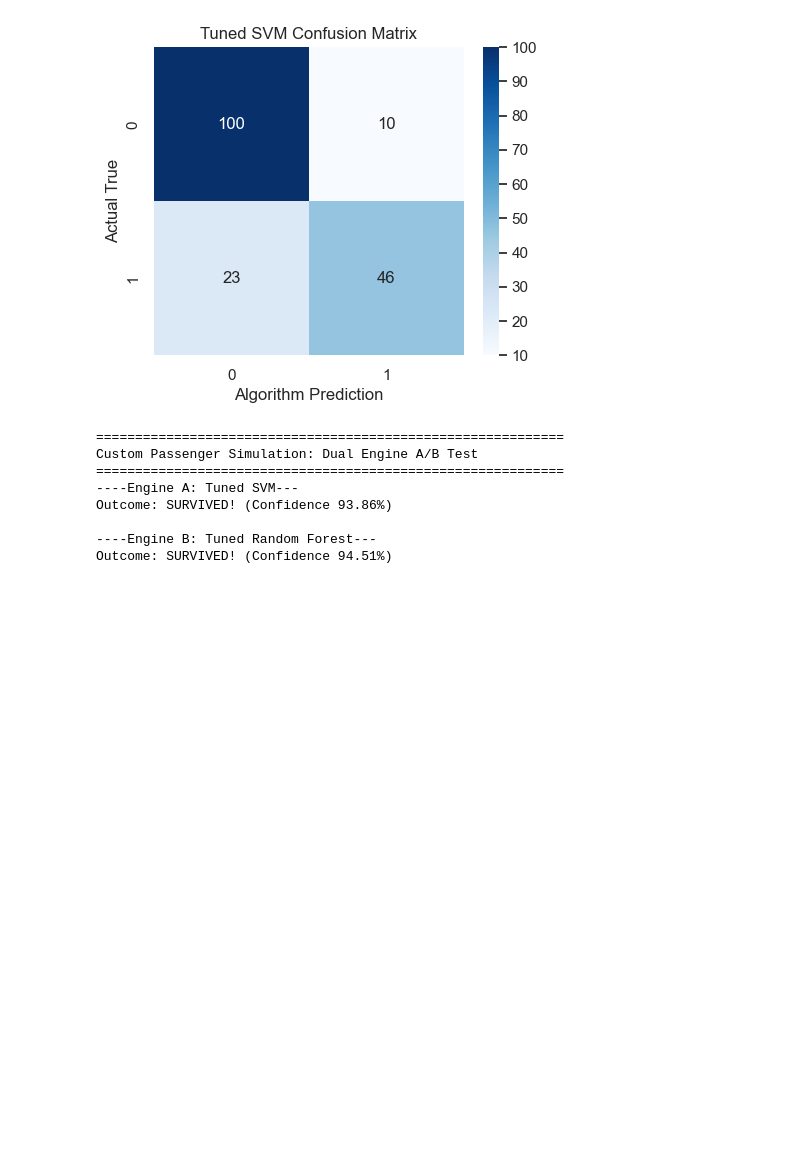
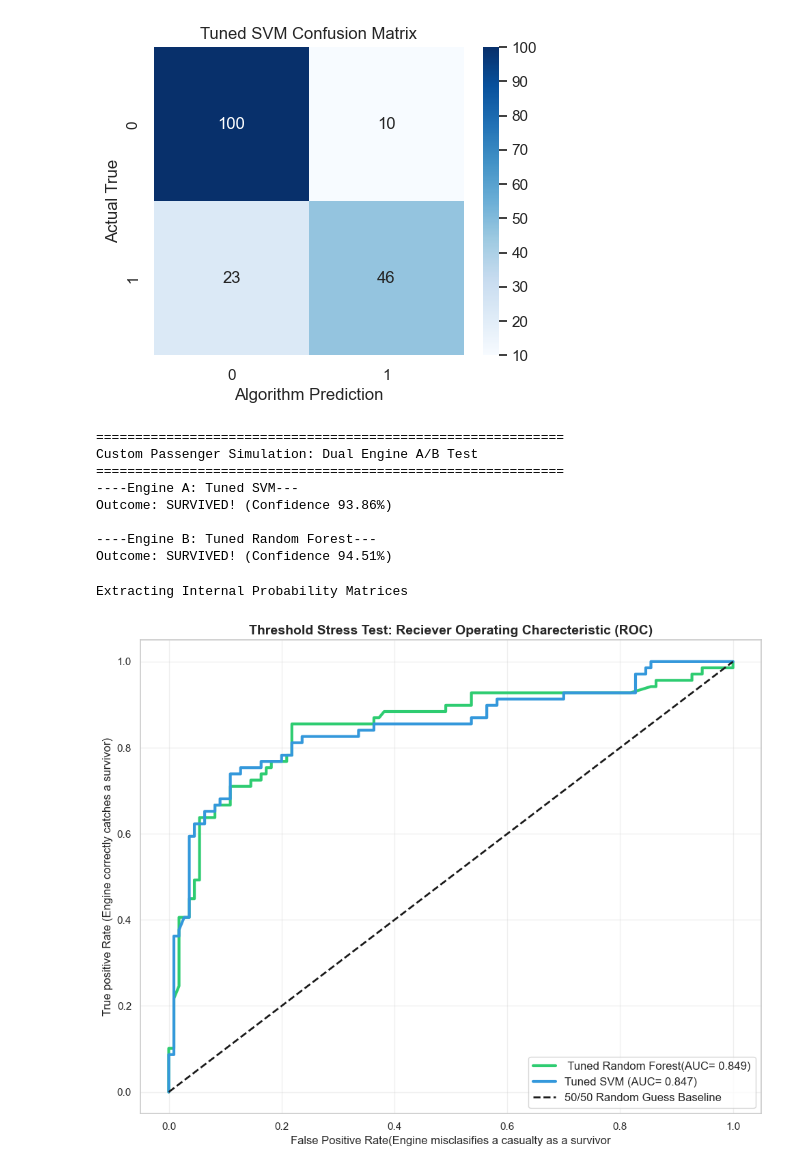
Before and after one commit to trevor99see/titanic_project, a Jupyter notebook: 03_model_Building.ipynb, the cells around one changed output. Saved outputs shown, nothing was run; the diff lists cells and outputs as text; code cells hidden in the pictures; blank space fills up the shorter version.

Commit message:
Included ROC curve

```diff
--- a/03_model_Building.ipynb
+++ b/03_model_Building.ipynb
@@ -381,3 +382,32 @@ Outcome: SURVIVED! (Confidence 93.86%)
 
 ----Engine B: Tuned Random Forest---
 Outcome: SURVIVED! (Confidence 94.51%)
+# %%
+print ("Extracting Internal Probability Matrices")
+
+rf_probs= best_rf.predict_proba(X_test)[:,1]
+svm_probs= best_svm.predict_proba(X_test_scaled)[:,1]
+
+fpr_rf, tpr_rf, thresholds_rf= roc_curve(y_test,rf_probs)
+fpr_svm, tpr_svm, thresholds_svm= roc_curve(y_test,svm_probs)
+
+auc_rf= roc_auc_score(y_test,rf_probs)
+auc_svm= roc_auc_score(y_test,svm_probs)
+
+plt.figure(figsize=(10,8))
+
+plt.plot(fpr_rf, tpr_rf, label=f" Tuned Random Forest(AUC= {auc_rf:.3f})", color="#2ecc71", linewidth=3)
+plt.plot(fpr_svm, tpr_svm, label= f"Tuned SVM (AUC= {auc_svm:.3f})", color="#3498db", linewidth=3)
+
+plt.plot([0,1],[0,1], 'k--', label='50/50 Random Guess Baseline', linewidth=2)
+
+plt.title("Threshold Stress Test: Reciever Operating Charecteristic (ROC)", fontsize=14, fontweight="bold")
+plt.xlabel("False Positive Rate(Engine misclasifies a casualty as a survivor", fontsize=12)
+plt.ylabel("True positive Rate (Engine correctly catches a survivor)", fontsize=12)
+plt.legend(loc='lower right',fontsize=12)
+plt.grid(True, alpha=0.3)
+plt.tight_layout()
+plt.show()
+# %% [output]
+Extracting Internal Probability Matrices
+[figure, added]
```
Also changed, not shown: parts of 1 cell of this notebook.
